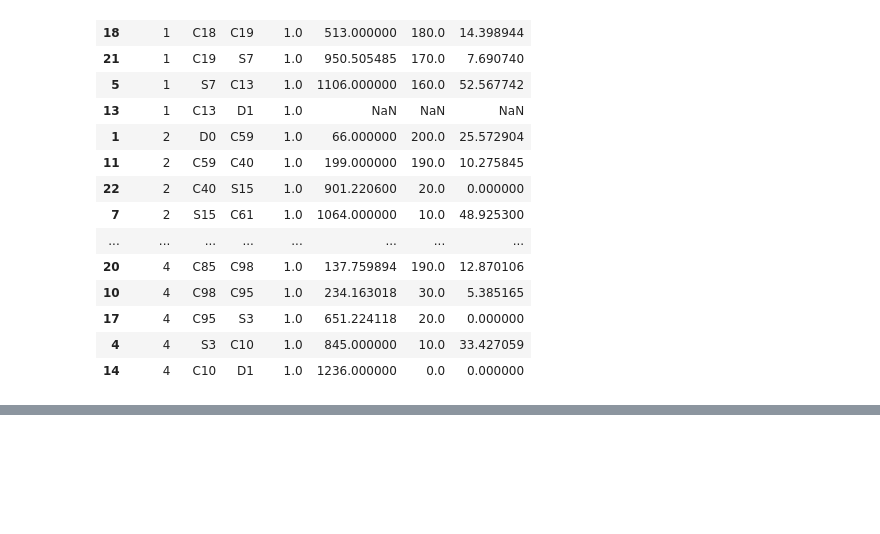
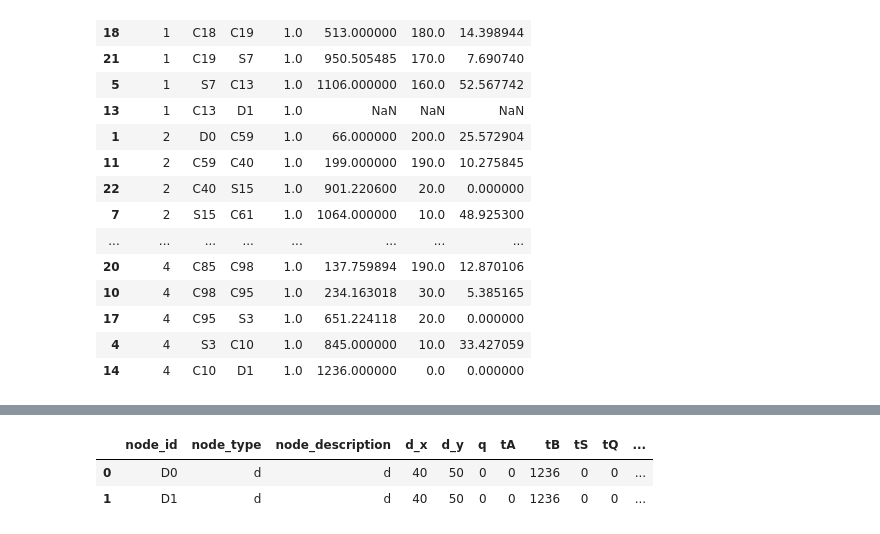
Before and after one commit to rariss/E-VRP-TW-V2G, a Jupyter notebook: evrp_schneider_2014/evrptw_notebook.ipynb, the cells around one changed output, grey strips where cells are left out. Saved outputs shown, nothing was run; the diff lists cells and outputs as text; code cells hidden in the pictures; blank space fills up the shorter version.

```diff
--- a/evrp_schneider_2014/evrptw_notebook.ipynb
+++ b/evrp_schneider_2014/evrptw_notebook.ipynb
@@ -120,0 +110,3 @@ m.instance.pprint()
+# %%
+isdup = df.duplicated(subset=['node_id'])
+isdup
@@ -120,0 +125,9 @@ m.instance.pprint()
+# %%
+dups, uniques = df[isdup], df[~isdup]
+dups
+uniques
+uniques['node_id']).all(axis=1).any()
+# %% [output]
+|  | node_id | node_type | node_description | d_x | d_y | q | tA | tB | tS | tQ | ... |
+| 0 | D0 | d | d | 40 | 50 | 0 | 0 | 1236 | 0 | 0 | ... |
+| 1 | D1 | d | d | 40 | 50 | 0 | 0 | 1236 | 0 | 0 | ... |
```
Also changed, not shown: parts of 8 cells of this notebook.
